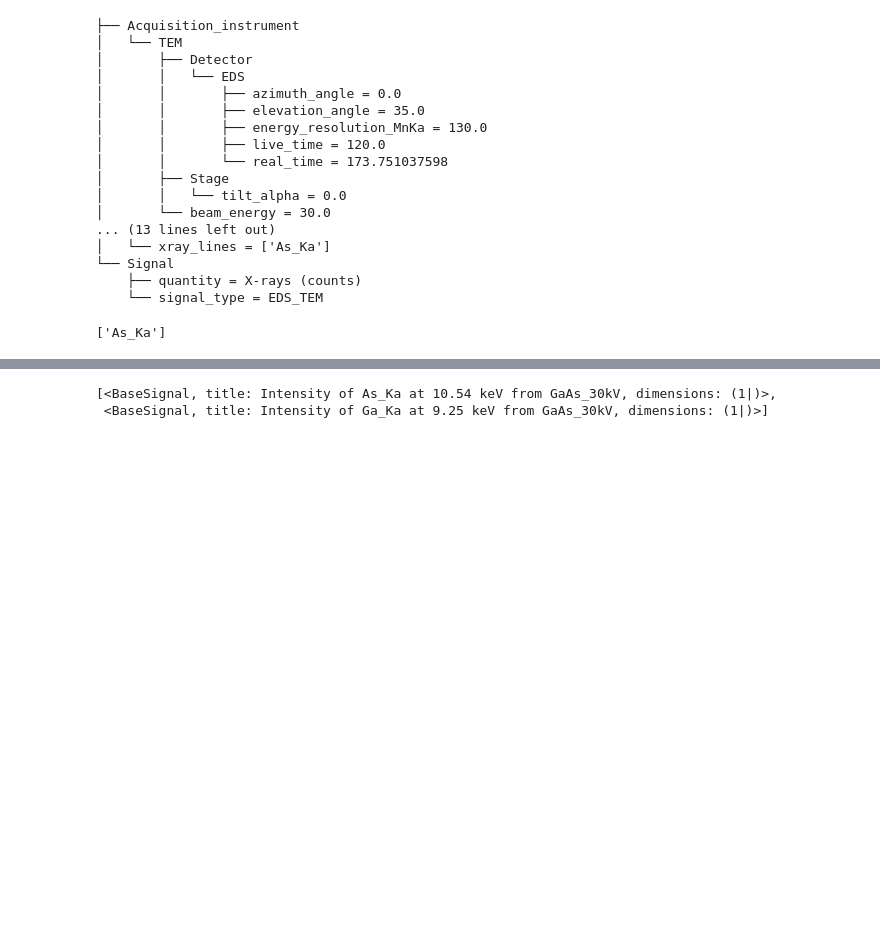
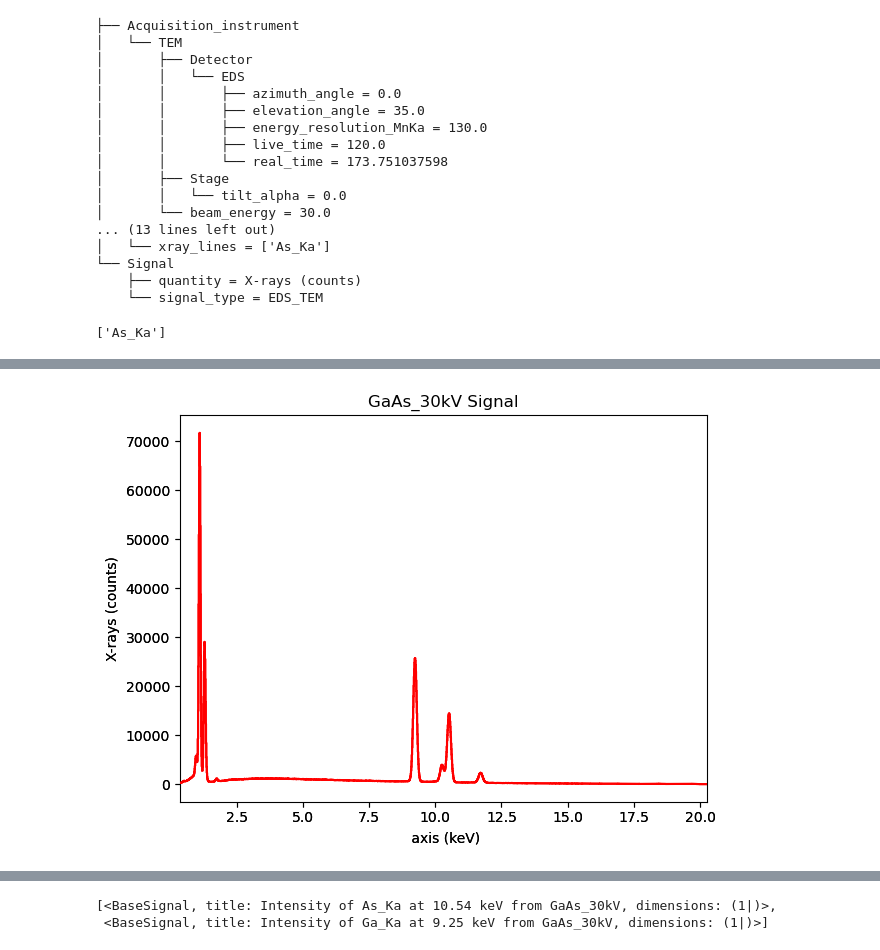
Before and after one commit to brynjarmorka/eds-analysis, a Jupyter notebook: src/week14_hspy_quant.ipynb, the cells around one changed output, grey strips where cells are left out. Saved outputs shown, nothing was run; the diff lists cells and outputs as text; code cells hidden in the pictures; blank space fills up the shorter version.

```diff
--- a/src/week14_hspy_quant.ipynb
+++ b/src/week14_hspy_quant.ipynb
@@ -114,6 +125,8 @@ m.fit();
 # m.print_current_values()
 # %%
 zero_peak_channel = 55
-s2 = s1.isig[zero_peak_channel:]
-s2.plot()
+s_GaAs = s_AZ.isig[zero_peak_channel:]
+s_GaAs.plot()
+# %% [output]
+[figure, added]
 # %%
```
Also changed, not shown: parts of 28 cells of this notebook, 3 other files.
